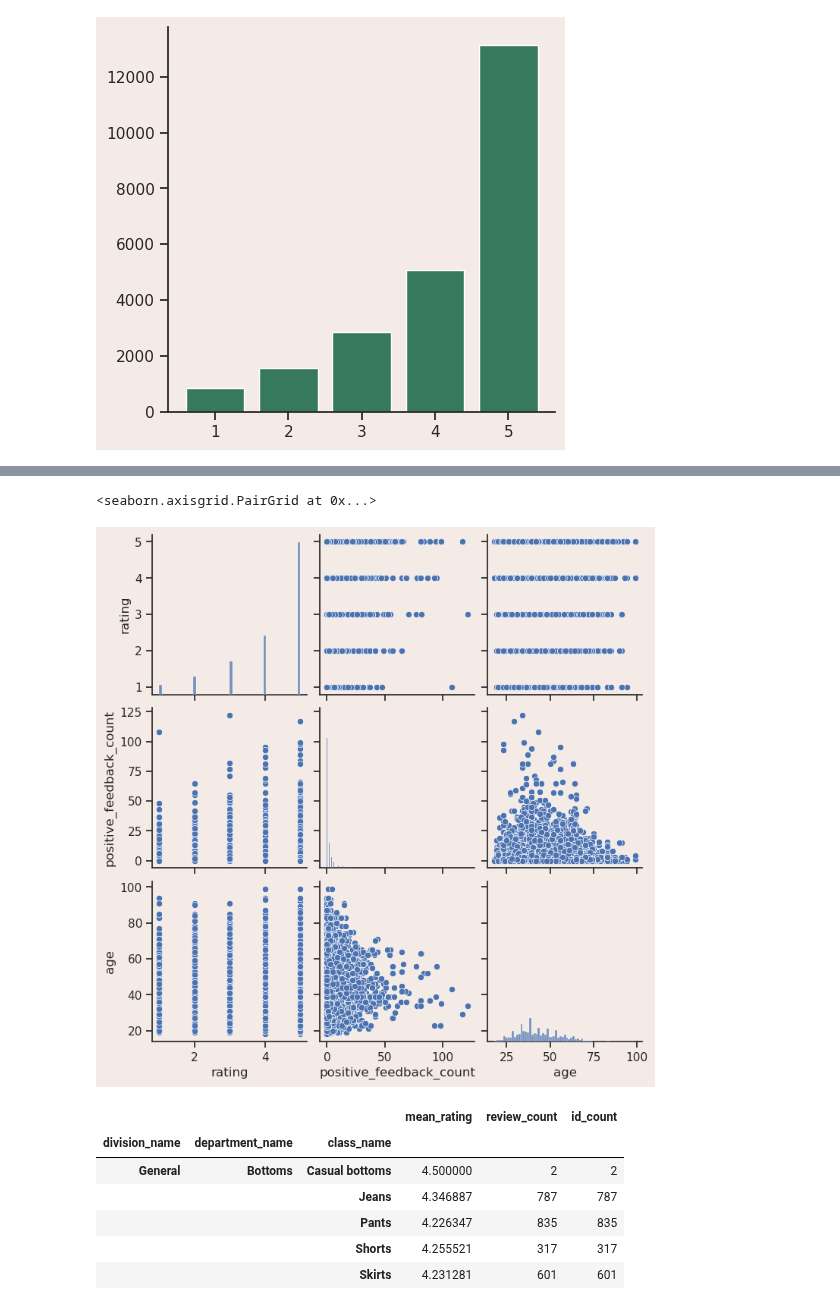
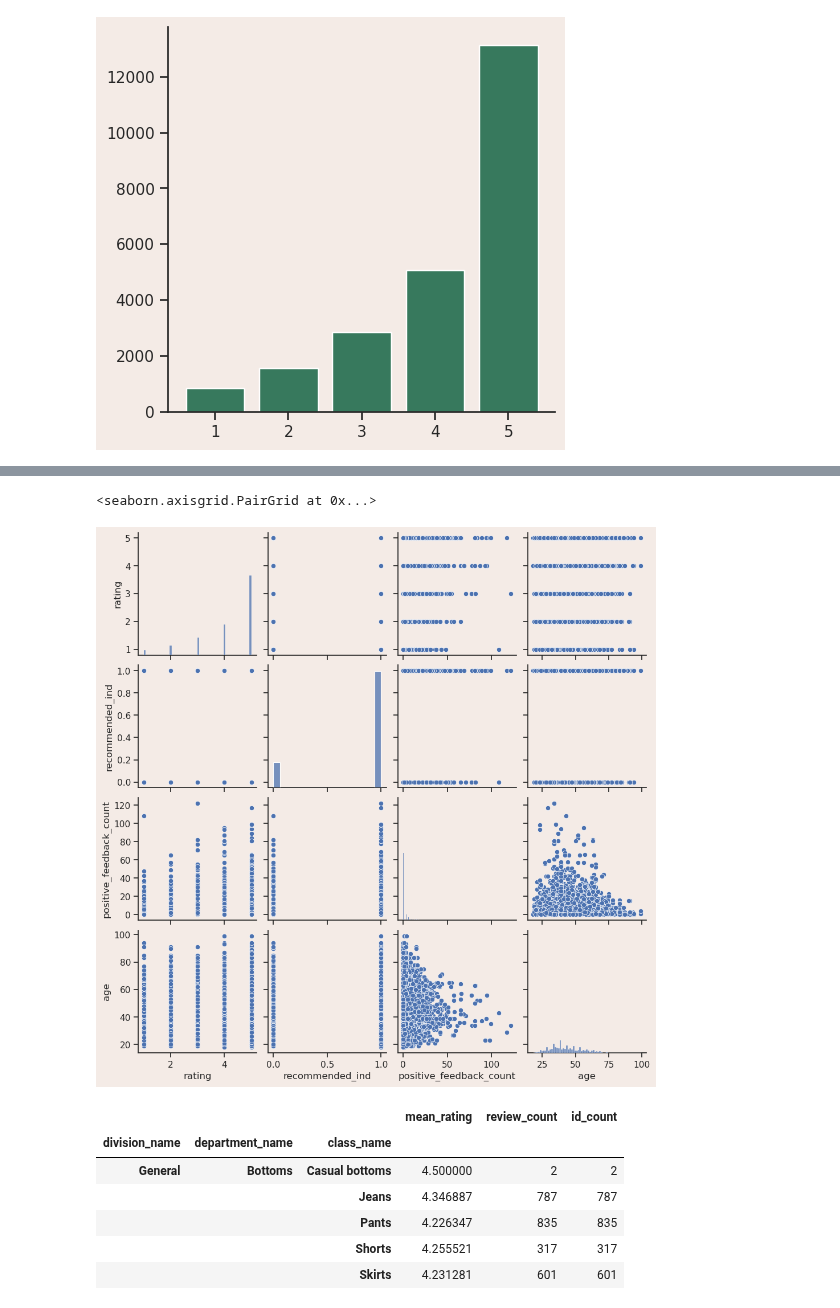
Before and after one commit to massivezzoli/full-stack-ml-metaflow-corise-week-1, a Jupyter notebook: project/template.ipynb, the cells around one changed output, grey strips where cells are left out. Cells and saved outputs as stored; diff of their text form; code cells hidden in the pictures.

```diff
--- a/project/template.ipynb
+++ b/project/template.ipynb
@@ -138,8 +143,8 @@ ax.bar(x=rating_distribution.index, height=rating_distribution.values, color=GRE
 # %%
-sns.pairplot(data=df[['rating', 'positive_feedback_count', 'age']])
+sns.pairplot(data=df[['rating','recommended_ind', 'positive_feedback_count', 'age']])
 # %% [output]
 <seaborn.axisgrid.PairGrid at 0x...>
-[figure, old version]
+[figure, new version]
 # %%
 df.groupby(['division_name', 'department_name', 'class_name']).agg(mean_rating=('rating', 'mean'), review_count = ('review_text', 'count'), id_count=('clothing_id','count'))
 # %% [output]
```
Also changed, not shown: parts of 1 cell of this notebook.
